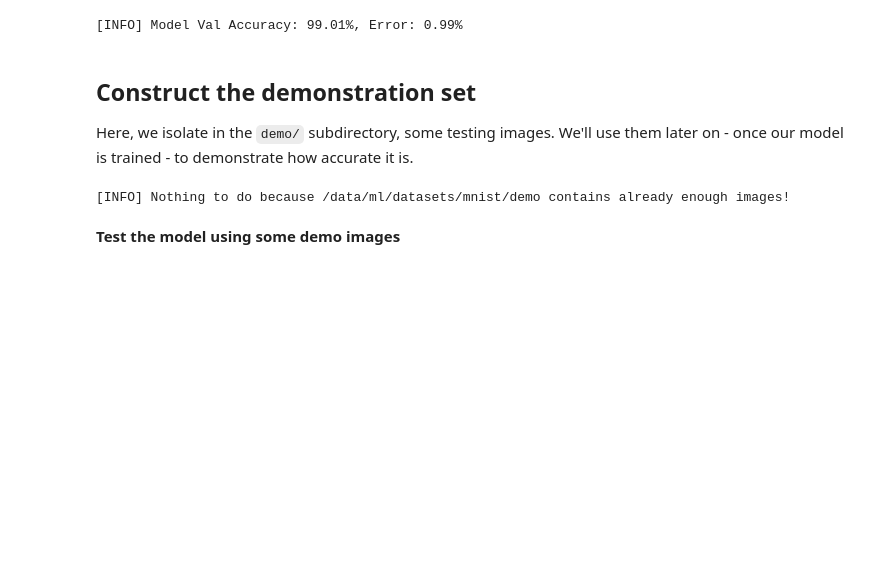
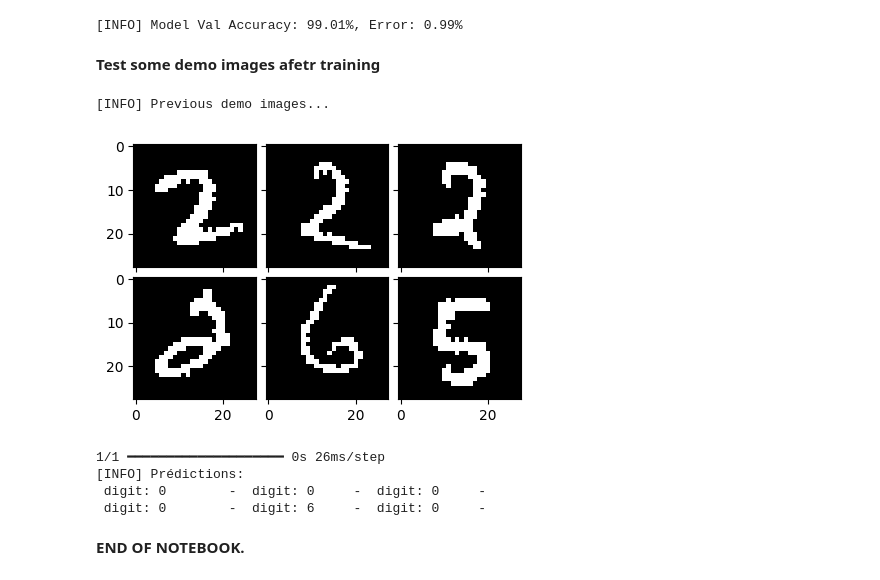
Before and after one commit to regisklaconsulting/become-ai-dev-part-1, a Jupyter notebook: Module-03/notebooks/mnist-CNN-classifier-LEVEL-HERO-DEMO-GPU.ipynb, the cells around one changed output. Cells and saved outputs as stored; diff of their text form; code cells hidden in the pictures; blank space fills up the shorter version.

```diff
--- a/Module-03/notebooks/mnist-cnn-classifier-LEVEL-HERO-DEMO-GPU.ipynb
+++ b/Module-03/notebooks/mnist-CNN-classifier-LEVEL-HERO-DEMO-GPU.ipynb
@@ -374,30 +450,47 @@ print("\n[INFO] Model Val Accuracy: %.2f%%, Error: %.2f%%" % (scores[1]*100, 100
 2025-03-10 15:39:00.714853: I external/local_xla/xla/service/gpu/autotuning/conv_algorithm_picker.cc:557] Omitted potentially buggy algorithm eng14{k25=0} for conv (f32[32,32,26,26]{3,2,1,0}, u8[0]{0} ...
 2025-03-10 15:39:00.739210: I external/local_xla/xla/service/gpu/autotuning/conv_algorithm_picker.cc:557] Omitted potentially buggy algorithm eng14{k25=0} for conv (f32[32,64,11,11]{3,2,1,0}, u8[0]{0} ...
 [INFO] Model Val Accuracy: 99.01%, Error: 0.99%
-# %% [markdown]
-## Construct the demonstration set
-
-Here, we isolate in the `demo/` subdirectory, some testing images. We'll use them later on - once our model is trained - to demonstrate how accurate it is.
-# %%
-def reconstruct_demo_dir(nb, from_set, target_dir):
-    # randomly collect the indices
-    demo_rnd_indices = np.random.randint(1, high=len(from_set), size=nb)
-    for i in demo_rnd_indices:
-        plt.imsave(os.path.join(target_dir, demo_prefix + str(i) + ".jpg"), from_set[i], cmap='gray')
-    print(f"[INFO] {len(demo_rnd_indices)} images have been created in {target_dir}")
-
-# check if the demo dir exists and contains at least nb_demo files
-
-if os.path.exists(DEMO_DIR):
-    nb_files = len([name for name in os.listdir(DEMO_DIR) if os.path.isfile(os.path.join(DEMO_DIR, name))])
-    if nb_files < nb_demo:
-        # So you can safely manually add demo file
-        reconstruct_demo_dir(nb=nb_demo, from_set=test_x_ndarray, target_dir=DEMO_DIR)
-    else:
-        print(f"[INFO] Nothing to do because {DEMO_DIR} contains already enough images!")
-else:
-    reconstruct_demo_dir(nb=nb_demo, from_set=test_x_ndarray, target_dir=DEMO_DIR)
-# %% [output]
-[INFO] Nothing to do because /data/ml/datasets/mnist/demo contains already enough images!
-# %% [markdown]
-__Test the model using some demo images__
+# %% [markdown]
+__Test some demo images afetr training__
+# %%
+# lest reulse the same previous demo settings...
+
+print("[INFO] Previous demo images... ")
+fig = plt.figure(figsize=(5., 5.))
+grid = ImageGrid(
+    fig, 111,  # similar to subplot(111)
+    nrows_ncols=(nb_rows, nb_cols),
+    axes_pad=0.1,
+)
+
+for ax, img in zip(grid, demo_imgs):
+    ax.imshow(img)
+plt.show()
+
+# Now let's predict (again)
+raw_predictions = model.predict(demo_imgs_arrays)
+
+refined_predictions = []
+for rp in raw_predictions:
+    refined_predictions.append(np.argmax(rp))
+
+print("[INFO] Prédictions:")
+
+msg_pred = ""
+cpt = 0
+for i in range(nb_rows):
+    for j in range(nb_cols):
+        msg_pred += f" digit: {refined_predictions[cpt]} \t - "
+        cpt += 1
+    msg_pred += "\n"
+
+print(msg_pred)
+# %% [output]
+[INFO] Previous demo images...
+[figure, added]
+1/1 ━━━━━━━━━━━━━━━━━━━━ 0s 26ms/step
+[INFO] Prédictions:
+ digit: 0        -  digit: 0     -  digit: 0     -
+ digit: 0        -  digit: 6     -  digit: 0     -
+# %% [markdown]
+__END OF NOTEBOOK.__
```
Also changed, not shown: parts of 10 cells of this notebook, 3 other files.
